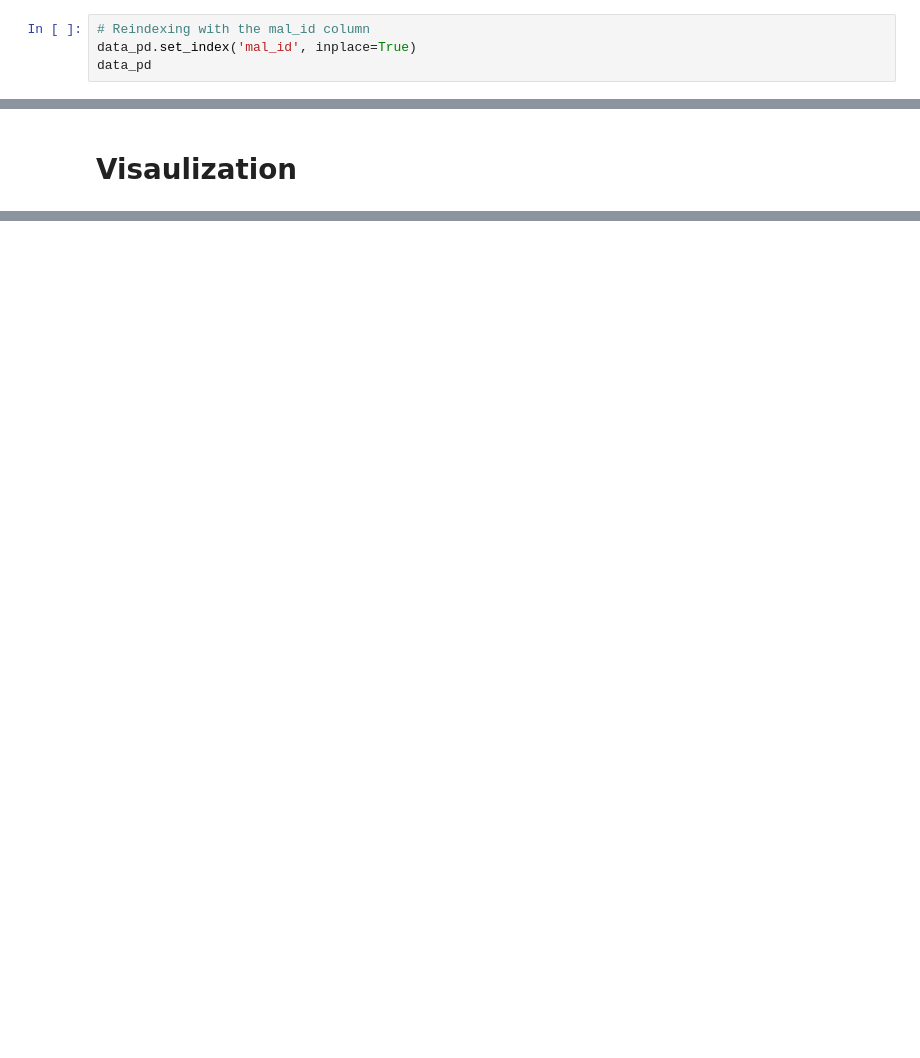
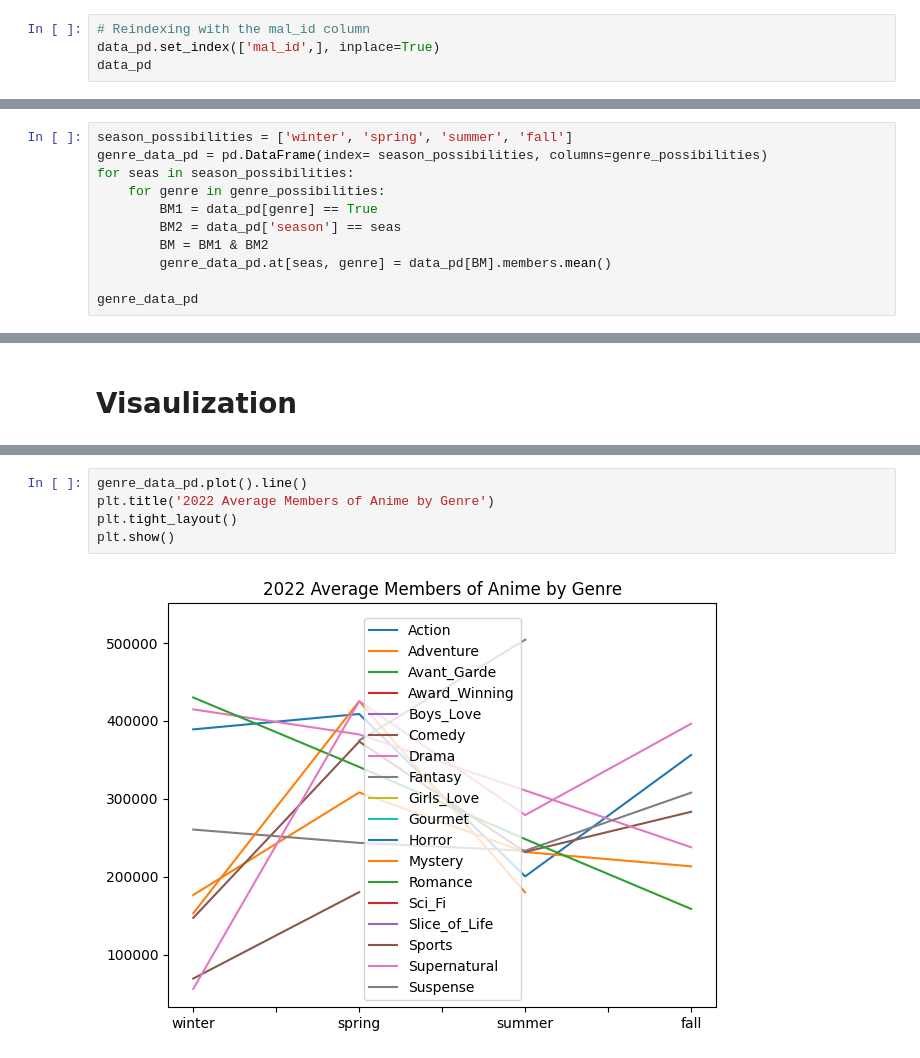
Before and after one commit to WuJunNing/INST447FinalProject, a Jupyter notebook: Final_Project.ipynb, the cells around one changed output, grey strips where cells are left out. Saved outputs shown, nothing was run; the diff lists cells and outputs as text; blank space fills up the shorter version.

Commit message:
Data cleaning II + visualization

```diff
--- a/Final_Project.ipynb
+++ b/Final_Project.ipynb
@@ -96,7 +116,7 @@ data_pd
 100 rows × 54 columns
 # %%
 # Reindexing with the mal_id column
-data_pd.set_index('mal_id', inplace=True)
+data_pd.set_index(['mal_id',], inplace=True)
 data_pd
 # %% [output]
 |  | url | images | trailer | approved | titles | title | title_english | title_japanese | title_synonyms | ... |
@@ -134,0 +138,11 @@ data_pd.loc[:,'Action':'Suspense']
+# %%
+season_possibilities = ['winter', 'spring', 'summer', 'fall']
+genre_data_pd = pd.DataFrame(index= season_possibilities, columns=genre_possibilities)
+for seas in season_possibilities:
+    for genre in genre_possibilities:
+        BM1 = data_pd[genre] == True
+        BM2 = data_pd['season'] == seas
+        BM = BM1 & BM2
+        genre_data_pd.at[seas, genre] = data_pd[BM].members.mean()
+
+genre_data_pd
@@ -193,0 +233,7 @@ data_pd['Action']
+# %%
+genre_data_pd.plot().line()
+plt.title('2022 Average Members of Anime by Genre')
+plt.tight_layout()
+plt.show()
+# %% [output]
+[figure, added]
```
Also changed, not shown: parts of 14 cells of this notebook, 1 other file.
